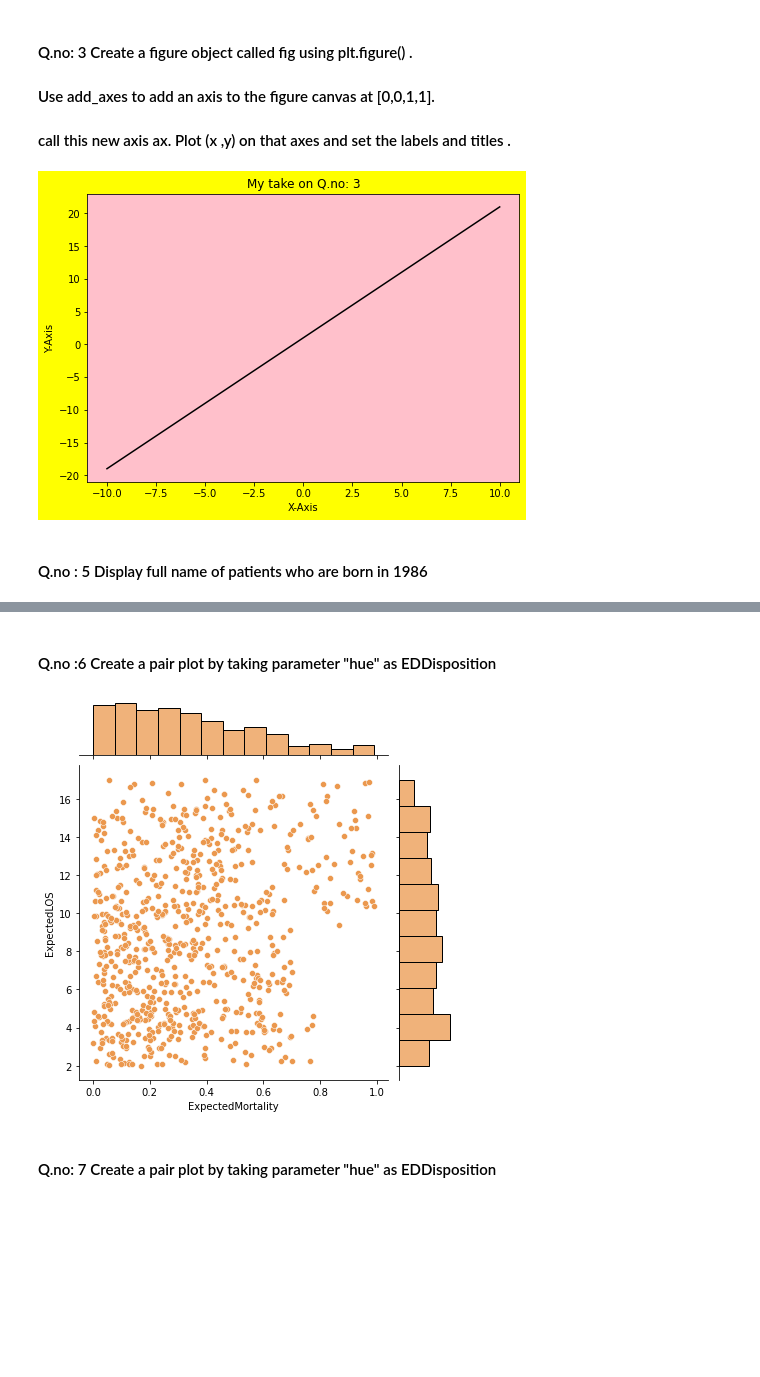
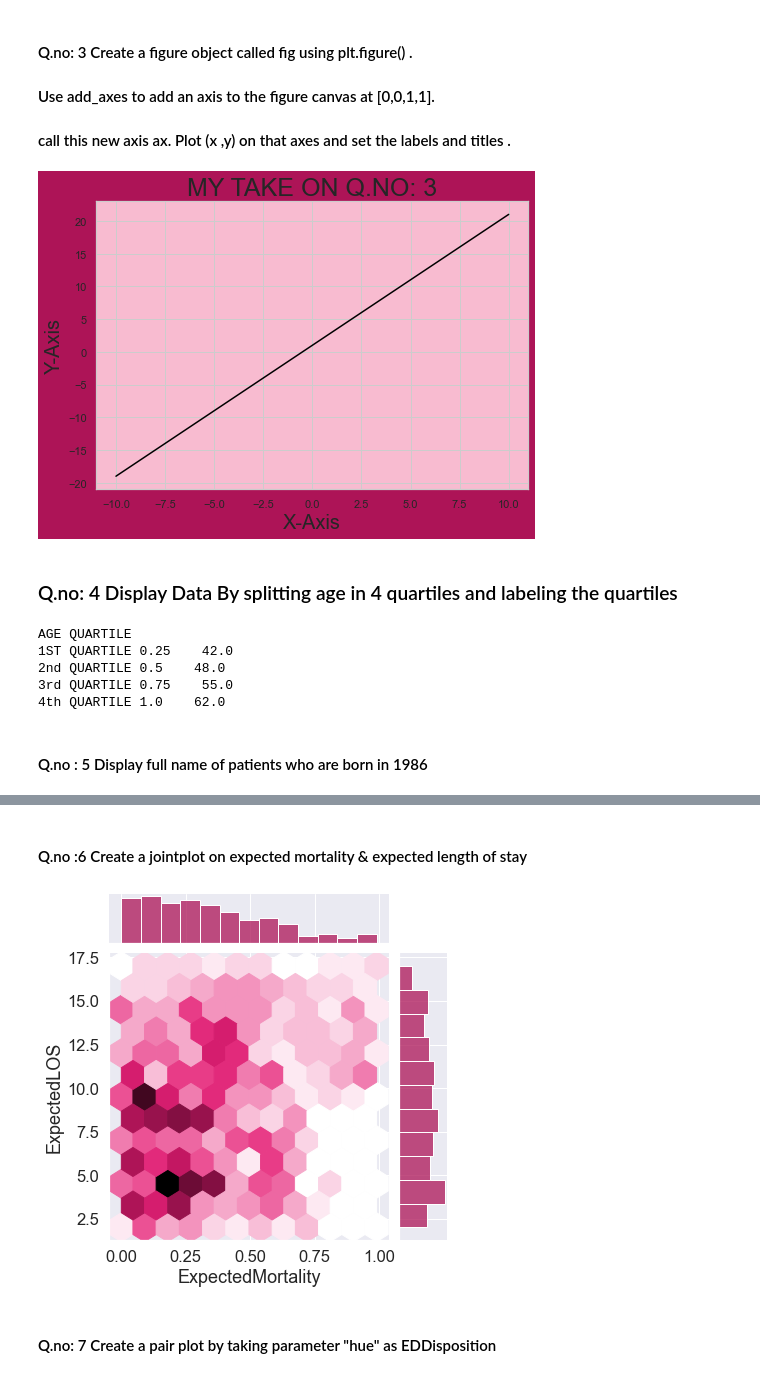
Before and after one commit to GayathiriRa/PythonHackathon, a Jupyter notebook: hackathon.ipynb, the cells around one changed output, grey strips where cells are left out. Drawn from its saved outputs; the diff is of its cells as text; code cells hidden in the pictures; blank space fills up the shorter version.

```diff
--- a/hackathon.ipynb
+++ b/hackathon.ipynb
@@ -72,27 +74,67 @@ raw_data.iloc[101:201,1:3]
 # %%
 
 # Let's create a figure with size 8 x 6 inches
-fig = plt.figure(figsize=(6, 4), facecolor='yellow')
+
+fig = plt.figure(figsize=(6, 4), facecolor='#AD1457')
 
 # Let's add three Axes instances:
-ax = fig.add_axes((0, 0, 1, 1), facecolor='pink')
+ax = fig.add_axes((0, 0, 1, 1), facecolor='#F8BBD0')
 
-
+plt.rcParams.update({'font.size': 30})
 # Let's define the x and y values.
 x = np.linspace(-10, 10, 100)
 #Linear expression
 y = 2*x+1
 
+
 # Let's plot the  function.
+
 ax.plot(x, y, color='black')
 
+
 #Assign the label
-plt.xlabel("X-Axis")
-plt.ylabel("Y-Axis")
-plt.title("My take on Q.no: 3")
+plt.xlabel("X-Axis",fontsize=20)
+plt.ylabel("Y-Axis",fontsize=20)
+plt.title("MY TAKE ON Q.NO: 3",fontsize=25)
 plt.show()
 # %% [output]
-[figure, old version]
+[figure, new version]
+# %% [markdown]
+### Q.no: 4 Display Data By splitting age in 4 quartiles and labeling the quartiles
+# %%
+df=pd.read_excel(r'HospitalDatabase.xlsx')
+## Column assignment
+df['Age'] = pd.to_datetime(df.DateOfBirth)
+df['Age']
+df
+## function to find the age
+def from_dob_to_age(born):
+    today = datetime.date.today()
+    return today.year - born.year - ((today.month, today.day) < (born.month, born.day))
+
+df['Age'].apply(lambda x: from_dob_to_age(x))
+
+#calculate the age
+df['result_Age']=df['Age'].apply(lambda x: from_dob_to_age(x))
+
+##Quartiles
+s25=df.result_Age.quantile([0.25])
+s50=df.result_Age.quantile([0.5])
+s75=df.result_Age.quantile([0.75])
+s100=df.result_Age.quantile([1])
+
+##Print statement
+print("AGE QUARTILE")
+print("1ST QUARTILE",s25.to_string())
+print("2nd QUARTILE",s50.to_string())
+print("3rd QUARTILE",s75.to_string())
+print("4th QUARTILE",s100.to_string())
+# %% [output]
+AGE QUARTILE
+1ST QUARTILE 0.25    42.0
+2nd QUARTILE 0.5    48.0
+3rd QUARTILE 0.75    55.0
+4th QUARTILE 1.0    62.0
 # %% [markdown]
 #### Q.no : 5 Display full name of patients who are born in 1986
 # %%
@@ -122,14 +164,16 @@ filtered_df
 | 922 | 923 | Rebbecca | Rollingson | 1986-09-29 11:58:56.983 | Male | Black/African-American | English | RebbeccaRollingson |
 | 940 | 941 | Wat | Fideler | 1986-05-26 00:01:19.761 | Male | Black/African-American | English | WatFideler |
 # %% [markdown]
-#### Q.no :6 Create a pair plot by taking parameter "hue" as EDDisposition
+#### Q.no :6 Create a jointplot on expected mortality & expected length of stay
 # %%
 
 raw_data=pd.read_excel(r'HospitalDatabase.xlsx',3)
 raw_data
-ax=sns.jointplot('ExpectedMortality','ExpectedLOS',data=raw_data,color='#EB984E')
+sns.set(font_scale=1.5)
+sns.title("")
+ax=sns.jointplot('ExpectedMortality','ExpectedLOS',data=raw_data,kind="hex",color='#AD1457')
 # %% [output]
-[figure, old version]
+[figure, new version]
 # %% [markdown]
 #### Q.no: 7 Create a pair plot by taking parameter "hue" as EDDisposition
 # %%
```
Also changed, not shown: parts of 192 cells of this notebook, 4 other files.
